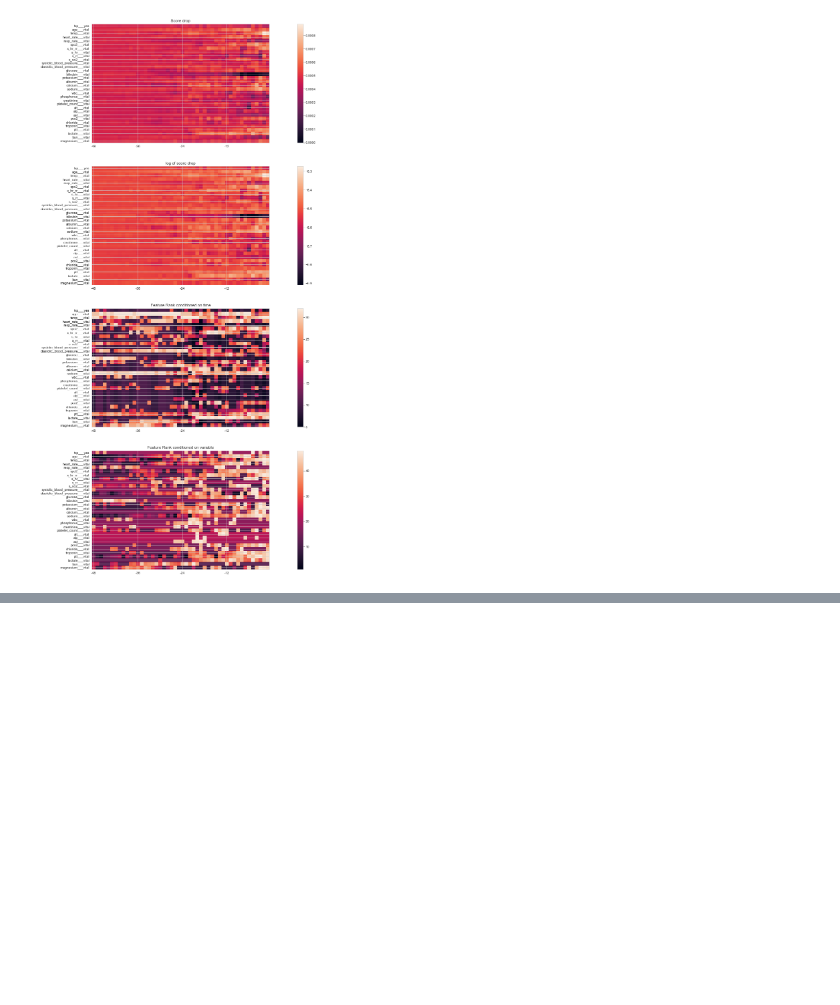
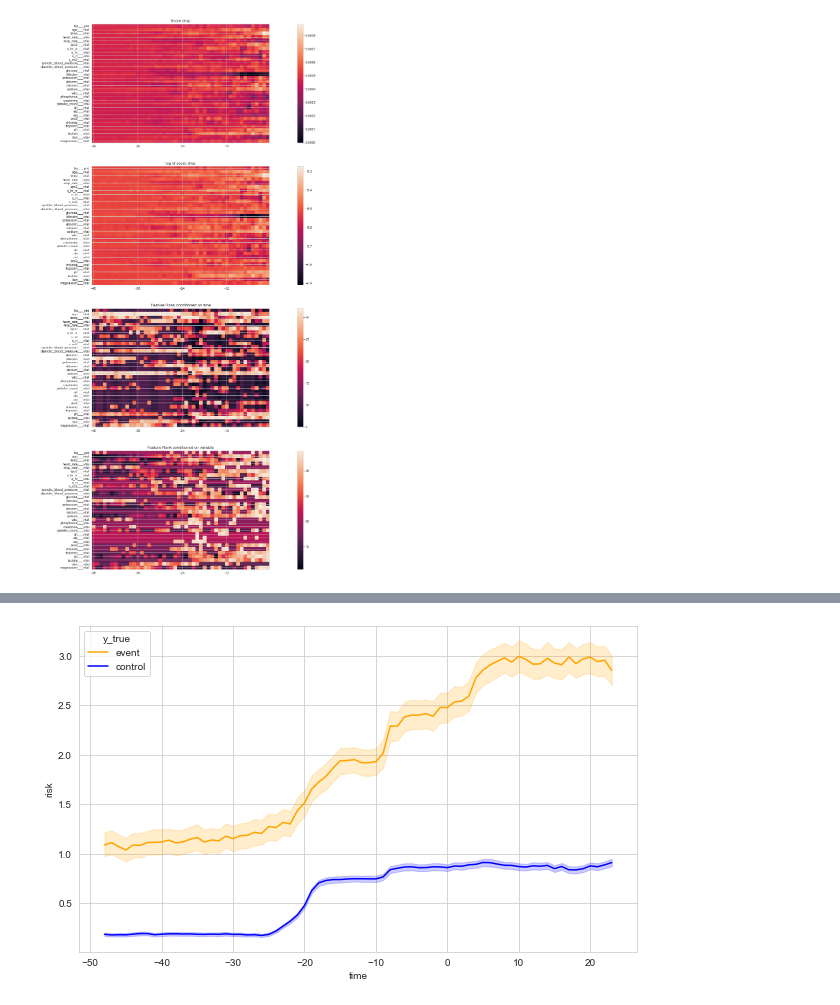
Before and after one commit to JiaxingQiu/FAIRStream, a Jupyter notebook: FAIRStream/tutorial_case6.ipynb, the cells around one changed output, grey strips where cells are left out. Drawn from its saved outputs; the diff is of its cells as text; code cells hidden in the pictures; blank space fills up the shorter version.

```diff
--- a/FAIRStream/tutorial_case6.ipynb
+++ b/FAIRStream/tutorial_case6.ipynb
@@ -696,0 +876,6 @@ fig.colorbar(im, ax=ax[3])
+# %%
+df_res = pd.read_csv("./tte_plot.csv")
+plt.figure(figsize=(10,6))
+sns.lineplot(data=df_res, x="time", y="risk", hue="y_true", palette=['orange', 'blue']);
+# %% [output]
+[figure, added]
```
Also changed, not shown: parts of 31 cells of this notebook, 1 other file.
